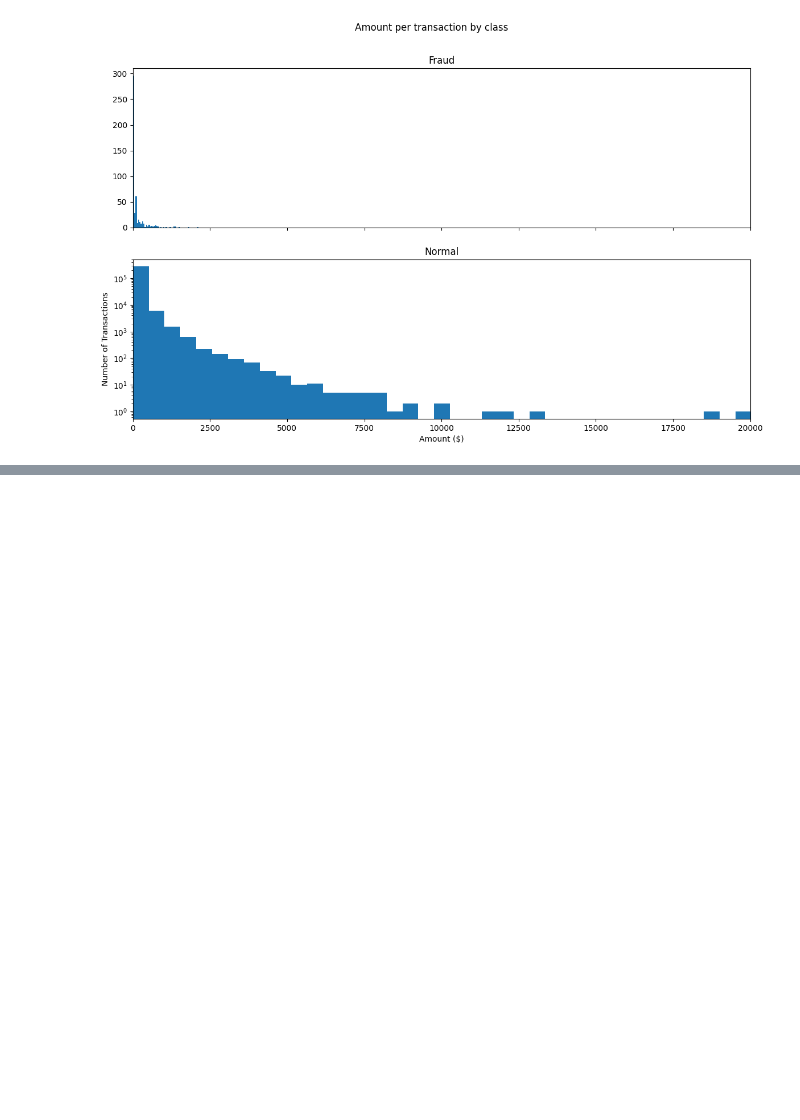
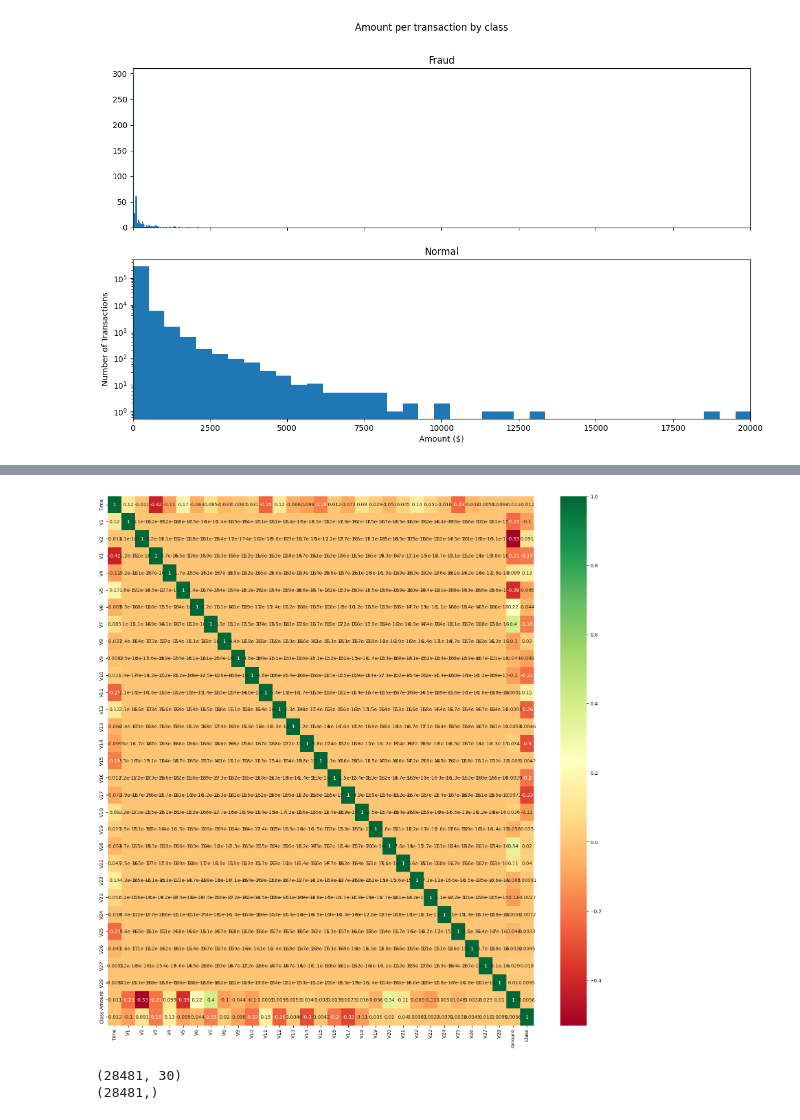
Before and after one commit to Anant787/Mini-Project, a Jupyter notebook: Credit_card_detection.ipynb, the cells around one changed output, grey strips where cells are left out. Cells and saved outputs as stored; diff of their text form; code cells hidden in the pictures; blank space fills up the shorter version.

```diff
--- a/Credit_card_detection.ipynb
+++ b/Credit_card_detection.ipynb
@@ -131,0 +161,29 @@ NameError: name 'Fraud' is not defined
+# %%
+## Correlation
+import seaborn as sns
+#get correlations of each features in dataset
+corrmat = data1.corr()
+top_corr_features = corrmat.index
+plt.figure(figsize=(20,20))
+#plot heat map
+g=sns.heatmap(data[top_corr_features].corr(),annot=True,cmap="RdYlGn")
+# %% [output]
+[figure, added]
+# %%
+#Create independent and Dependent Features
+columns = data1.columns.tolist()
+# Filter the columns to remove data we do not want
+columns = [c for c in columns if c not in ["Class"]]
+# Store the variable we are predicting
+target = "Class"
+# Define a random state
+state = np.random.RandomState(42)
+X = data1[columns]
+Y = data1[target]
+X_outliers = state.uniform(low=0, high=1, size=(X.shape[0], X.shape[1]))
+# Print the shapes of X & Y
+print(X.shape)
+print(Y.shape)
+# %% [output]
+(28481, 30)
+(28481,)
```
Also changed, not shown: parts of 5 cells of this notebook.
